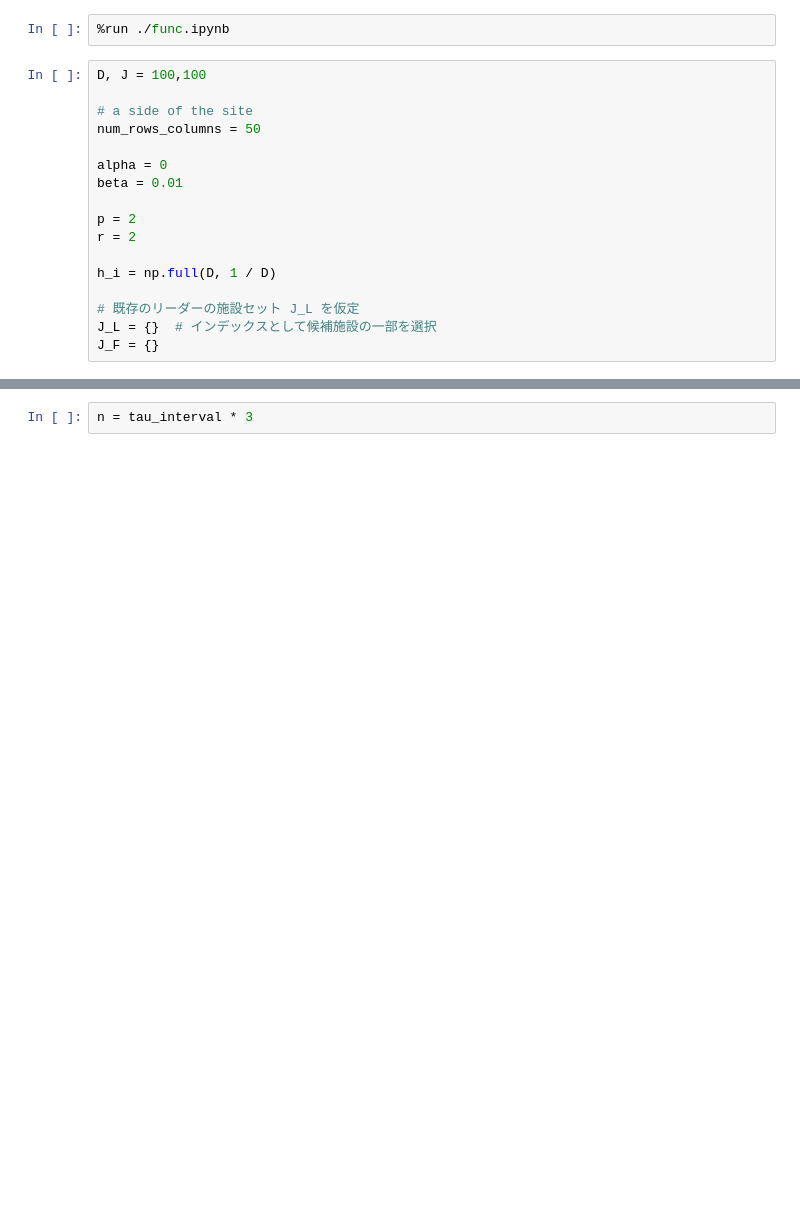
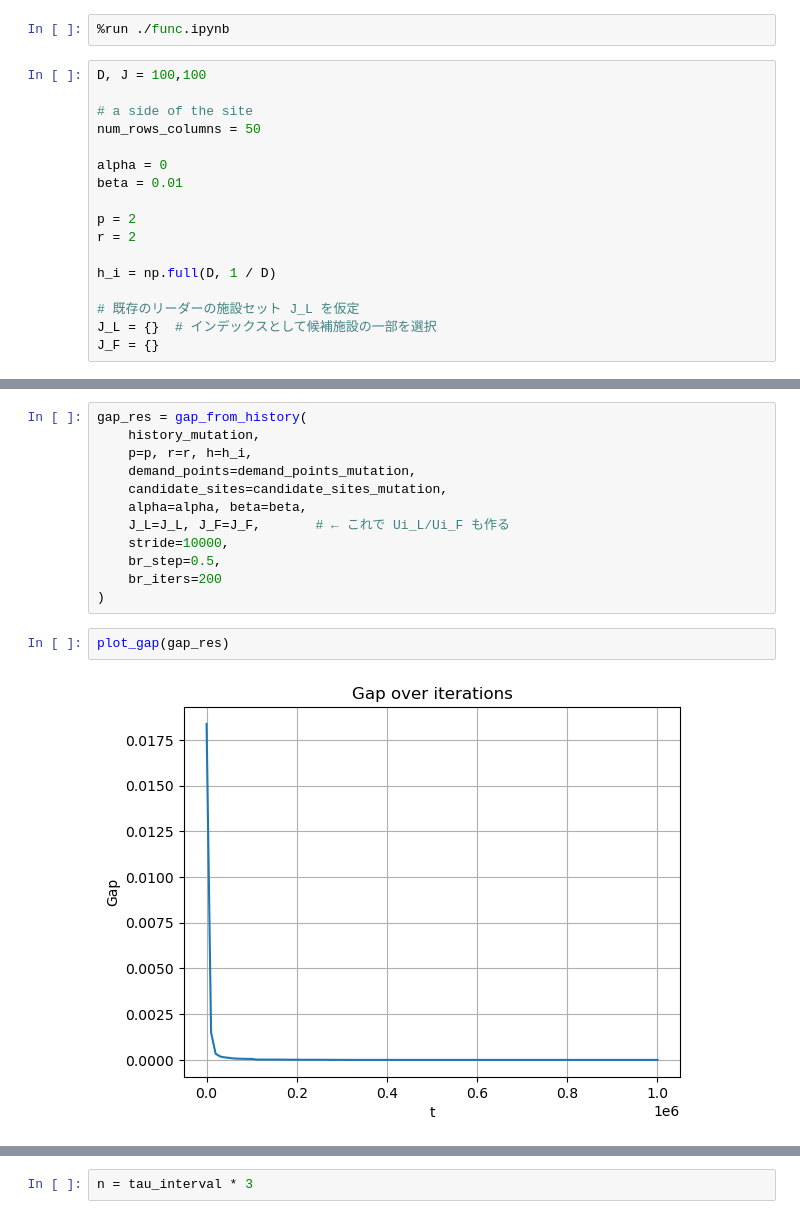
Before and after one commit to datty00725/allocate-probrem, a Jupyter notebook: mutation_lambda/execute.ipynb, the cells around one changed output, grey strips where cells are left out. Saved outputs shown, nothing was run; the diff lists cells and outputs as text; blank space fills up the shorter version.

```diff
--- a/mutation_lambda/execute.ipynb
+++ b/mutation_lambda/execute.ipynb
@@ -85,3 +85,19 @@ Objective (Binary): 0.49330931799759425
+# %%
+gap_res = gap_from_history(
+    history_mutation,
+    p=p, r=r, h=h_i,
+    demand_points=demand_points_mutation,
+    candidate_sites=candidate_sites_mutation,
+    alpha=alpha, beta=beta,
+    J_L=J_L, J_F=J_F,       # ← これで Ui_L/Ui_F も作る
+    stride=10000,
+    br_step=0.5,
+    br_iters=200
+)
+# %%
+plot_gap(gap_res)
+# %% [output]
+[figure, added]
 # %%
 #plot_minmax_history(history["objective"], history["dx"], history["dy"], logy=True)
 
```
Also changed, not shown: parts of 7 cells of this notebook, 4 other files.
